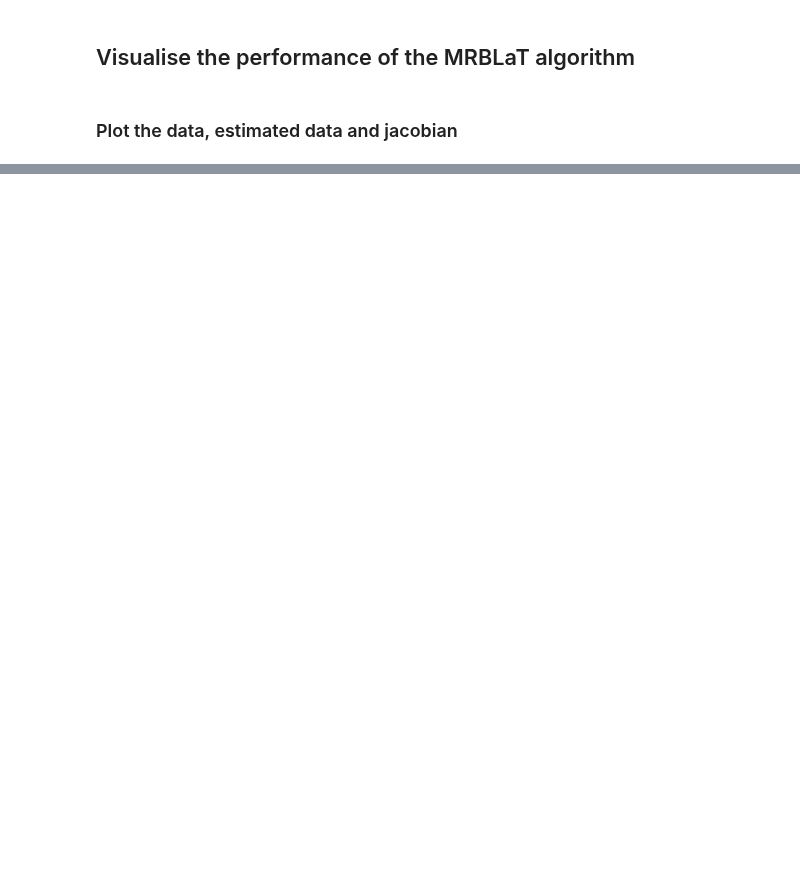
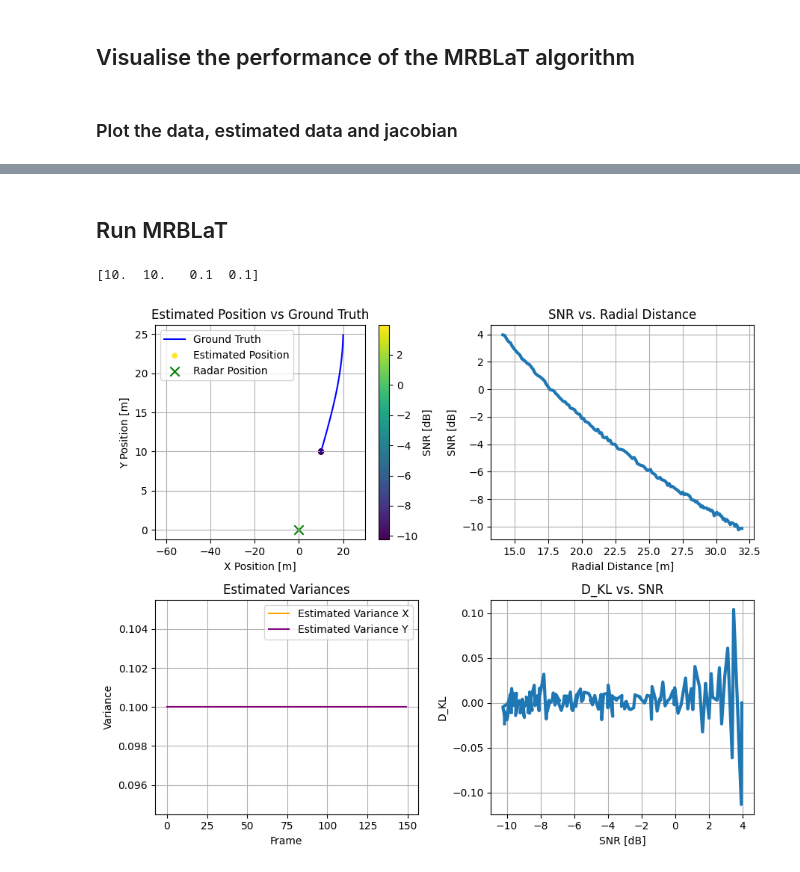
Before and after one commit to RHIMMELAND/MMARS, a Jupyter notebook: examples/BALT_2000.ipynb, the cells around one changed output, grey strips where cells are left out. Saved outputs shown, nothing was run; the diff lists cells and outputs as text; code cells hidden in the pictures; blank space fills up the shorter version.

```diff
--- a/examples/BALT_2000.ipynb
+++ b/examples/BALT_2000.ipynb
@@ -198,0 +306,6 @@ array([[3.22415478e+08]])
+# %%
+frame = 1
+current_frame_fft_data = simulation.get_data(idx=frame,flatten=True,fft_data=True)
+bounds = [(-radar_model_1.get_max_range(),radar_model_1.get_max_range()), (1,radar_model_1.get_max_range()), (0.001, 100), (0.001, 100)]
+res = minimize(D_KL, (target_model_1_ground_truth[0][frame-1], target_model_1_ground_truth[1][frame-1], 0.1, 0.1), args=(simulation.get_data(idx=frame,flatten=True,fft_data=True), np.array([[target_model_1_ground_truth[0][frame-1], target_model_1_ground_truth[1][frame-1]]]),radar_model_1_cpy), bounds=bounds, method="Nelder-Mead")#, options={'xatol': 1e-8, 'disp': False})
+print(f"Estimated position: {res.x[0:2]} \nTrue position: {target_model_1_ground_truth[0][frame], target_model_1_ground_truth[1][frame]}")
@@ -262,0 +416,61 @@ Lowest D_KL: (32243.247058261826+0j) at (50.0, 50.0)
+# %% [markdown]
+## Run MRBLaT
+# %%
+# Cycle through the frames and solve the optimization problem for each frame
+results = np.zeros((simulation.get_number_of_frames(), 4), dtype=np.float64)
+results[0,:] = np.array([target_model_1_ground_truth[0][0], target_model_1_ground_truth[1][0], .1, .1])
+dkl_res = np.zeros((simulation.get_number_of_frames(), 1), dtype=np.float64)
+print(results[0,:])
+bounds = [(-radar_model_1.get_max_range(),radar_model_1.get_max_range()), (1,radar_model_1.get_max_range()), (0.001, 100), (0.001, 100)]
+for frame_idx in tqdm(range(1, simulation.get_number_of_frames())):
+    res = minimize(D_KL, (results[frame_idx-1,0], results[frame_idx-1,1], results[frame_idx-1,2], results[frame_idx-1,3]), args=(simulation.get_data(idx=frame_idx,flatten=True,fft_data=True), np.array([[results[frame_idx-1,0], results[frame_idx-1,1]]]),radar_model_1_cpy), bounds=bounds, method="Nelder-Mead", options={'xatol': 1e-8, 'disp': False})
+    results[frame_idx,:] = res.x
+    dkl_res[frame_idx] = D_KL(res.x, simulation.get_data(idx=frame_idx,flatten=True,fft_data=True), np.array([[results[frame_idx-1,0], results[frame_idx-1,1]]]), radar_model_1_cpy)
+# %% [output]
+[10.  10.   0.1  0.1]
+# %%
+fig, ax = plt.subplots(2,2, figsize=(9, 7.5))
+
+# Position estimates vs ground truth
+ax[0,0].plot(target_model_1_ground_truth[0], target_model_1_ground_truth[1], label="Ground Truth", color="blue")
+ax[0,0].scatter(results[:,0], results[:,1], c=simulation.get_SNR(), cmap='viridis', label="Estimated Position", s=20)
+ax[0,0].scatter(radar_model_1.get_radar_position()[0,0], radar_model_1.get_radar_position()[0,1], color="green", label="Radar Position", s=80, marker="x")
+ax[0,0].set_xlabel("X Position [m]")
+ax[0,0].set_ylabel("Y Position [m]")
+ax[0,0].set_title("Estimated Position vs Ground Truth")
+ax[0,0].legend()
+ax[0,0].grid()
+ax[0,0].set_xlim(-65, 30)
+sc = ax[0,0].scatter(results[:,0], results[:,1], c=simulation.get_SNR(), cmap='viridis', label="Estimated Position", s=20)
+cbar = fig.colorbar(sc, ax=ax[0,0])
+cbar.set_label("SNR [dB]")  # Label the colorbar
+
+
+# Plot SNR vs. radial distance
+ax[0,1].plot(np.linalg.norm(np.array([target_model_1_ground_truth[0], target_model_1_ground_truth[1]]), axis=0), simulation.get_SNR(),lw=3)
+ax[0,1].set_xlabel("Radial Distance [m]")
+ax[0,1].set_ylabel("SNR [dB]")
+ax[0,1].set_title("SNR vs. Radial Distance")
+ax[0,1].grid()
+
+# Plot estimated variances
+ax[1,0].plot(results[:,2], label="Estimated Variance X", color="orange")
+ax[1,0].plot(results[:,3], label="Estimated Variance Y", color="purple")
+ax[1,0].set_xlabel("Frame")
+ax[1,0].set_ylabel("Variance")
+ax[1,0].set_title("Estimated Variances")
+ax[1,0].legend()
+ax[1,0].grid()
+
+# Plot D_KL values vs. SNR
+ax[1,1].plot(simulation.get_SNR(), dkl_res, lw=3)
+ax[1,1].set_xlabel("SNR [dB]")
+ax[1,1].set_ylabel("D_KL")
+ax[1,1].set_title("D_KL vs. SNR")
+ax[1,1].grid()
+
+
+plt.tight_layout()
+plt.show()
+# %% [output]
+[figure, added]
```
Also changed, not shown: parts of 17 cells of this notebook, 3 other files.
